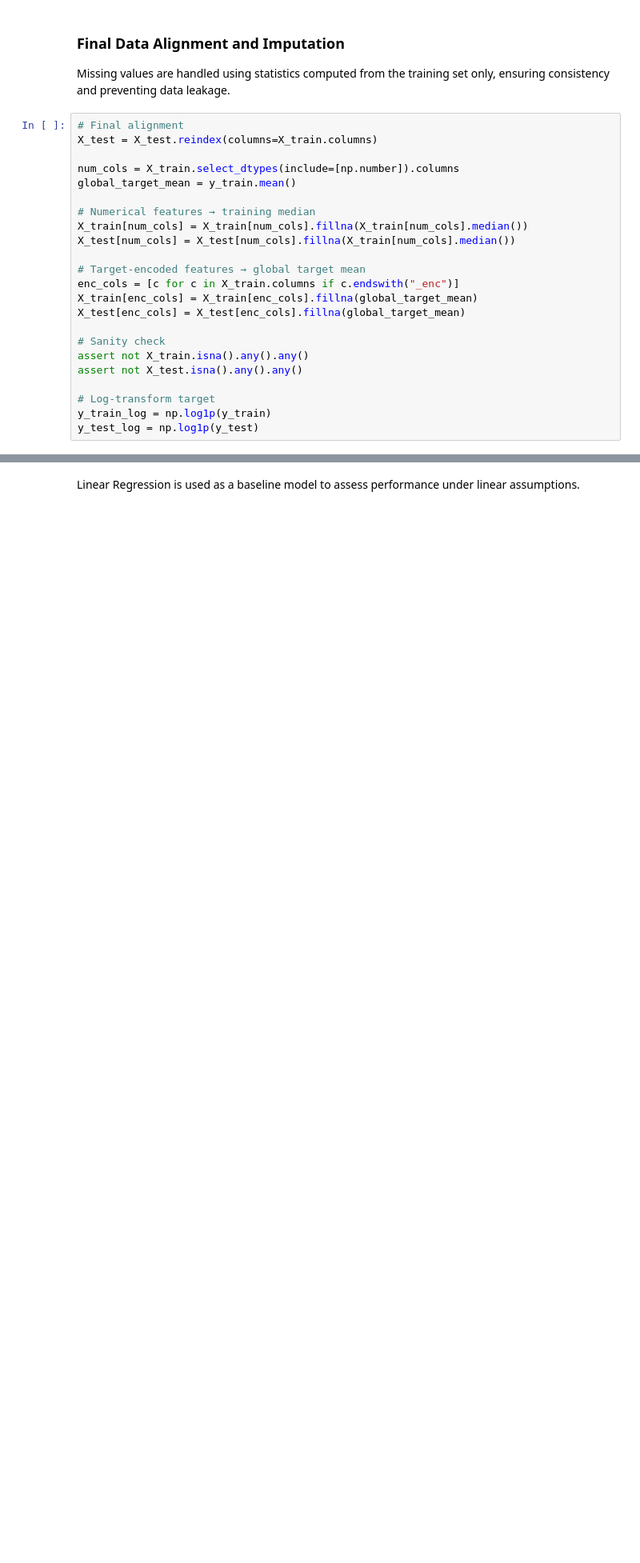
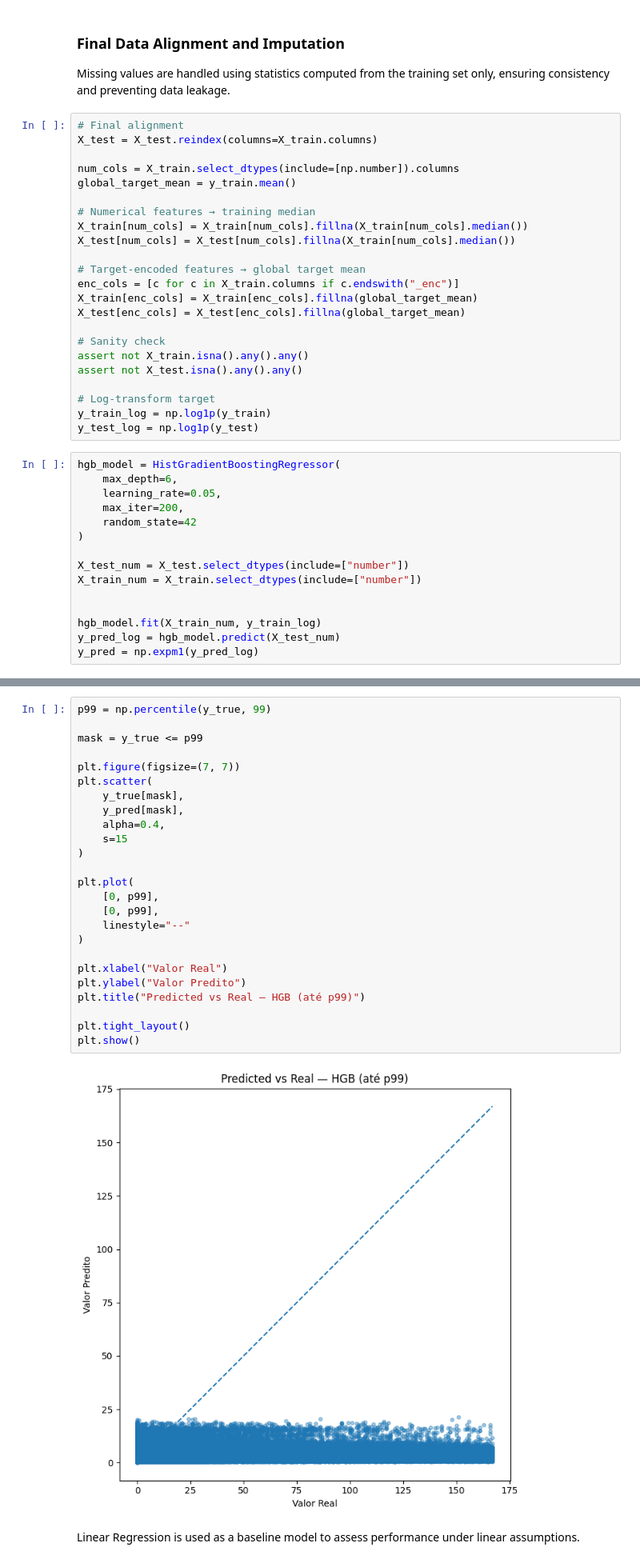
Before and after one commit to GuilhermeDellatin/fiap-machine-learning-tech-challenge-3, a Jupyter notebook: flight-regression.ipynb, the cells around one changed output, grey strips where cells are left out. Shown at 80% size. Cells and saved outputs as stored; diff of their text form; blank space fills up the shorter version.

Commit message:
Model changed to HGBRegressor

```diff
--- a/flight-regression.ipynb
+++ b/flight-regression.ipynb
@@ -208,3 +207,18 @@ assert not X_test.isna().any().any()
 # Log-transform target
 y_train_log = np.log1p(y_train)
 y_test_log = np.log1p(y_test)
+# %%
+hgb_model = HistGradientBoostingRegressor(
+    max_depth=6,
+    learning_rate=0.05,
+    max_iter=200,
+    random_state=42
+)
+
+X_test_num = X_test.select_dtypes(include=["number"])
+X_train_num = X_train.select_dtypes(include=["number"])
+
+
+hgb_model.fit(X_train_num, y_train_log)
+y_pred_log = hgb_model.predict(X_test_num)
+y_pred = np.expm1(y_pred_log)
@@ -211,2 +236,29 @@ y_test_log = np.log1p(y_test)
+# %%
+p99 = np.percentile(y_true, 99)
+
+mask = y_true <= p99
+
+plt.figure(figsize=(7, 7))
+plt.scatter(
+    y_true[mask],
+    y_pred[mask],
+    alpha=0.4,
+    s=15
+)
+
+plt.plot(
+    [0, p99],
+    [0, p99],
+    linestyle="--"
+)
+
+plt.xlabel("Valor Real")
+plt.ylabel("Valor Predito")
+plt.title("Predicted vs Real — HGB (até p99)")
+
+plt.tight_layout()
+plt.show()
+# %% [output]
+[figure, added]
 # %% [markdown]
 Linear Regression is used as a baseline model to assess performance under linear assumptions.
```
Also changed, not shown: parts of 6 cells of this notebook.
